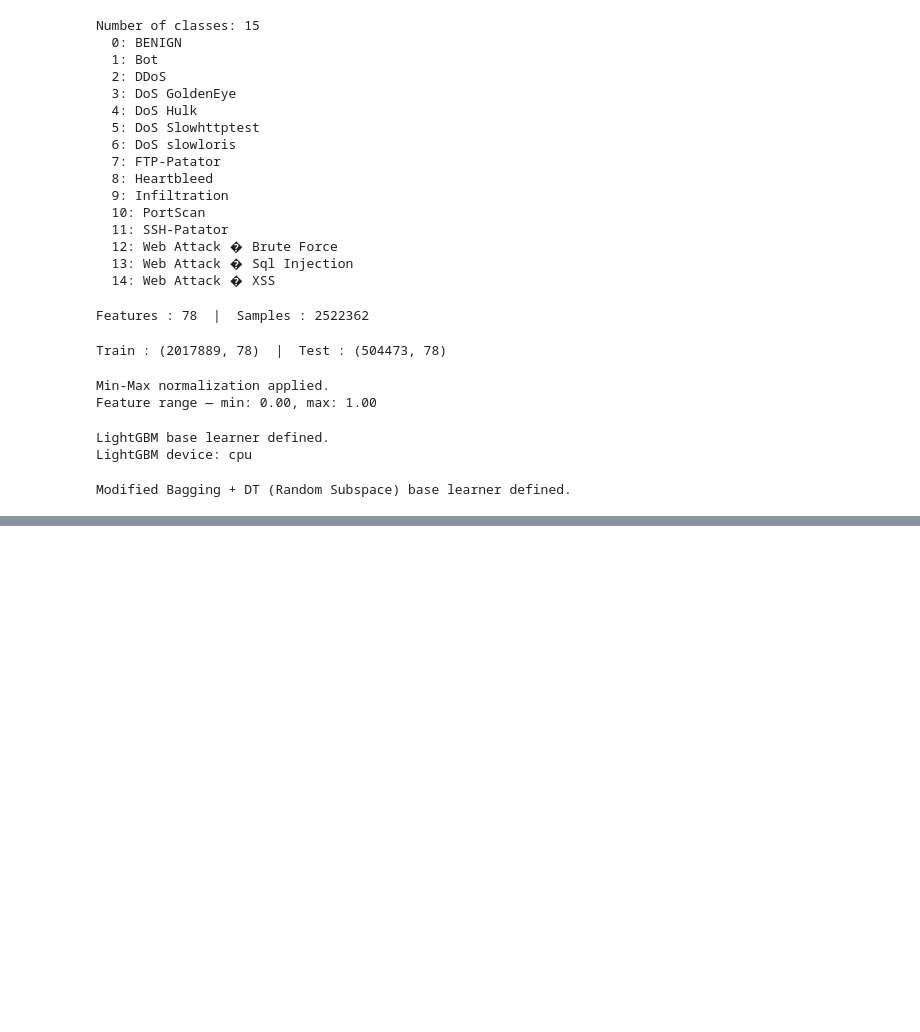
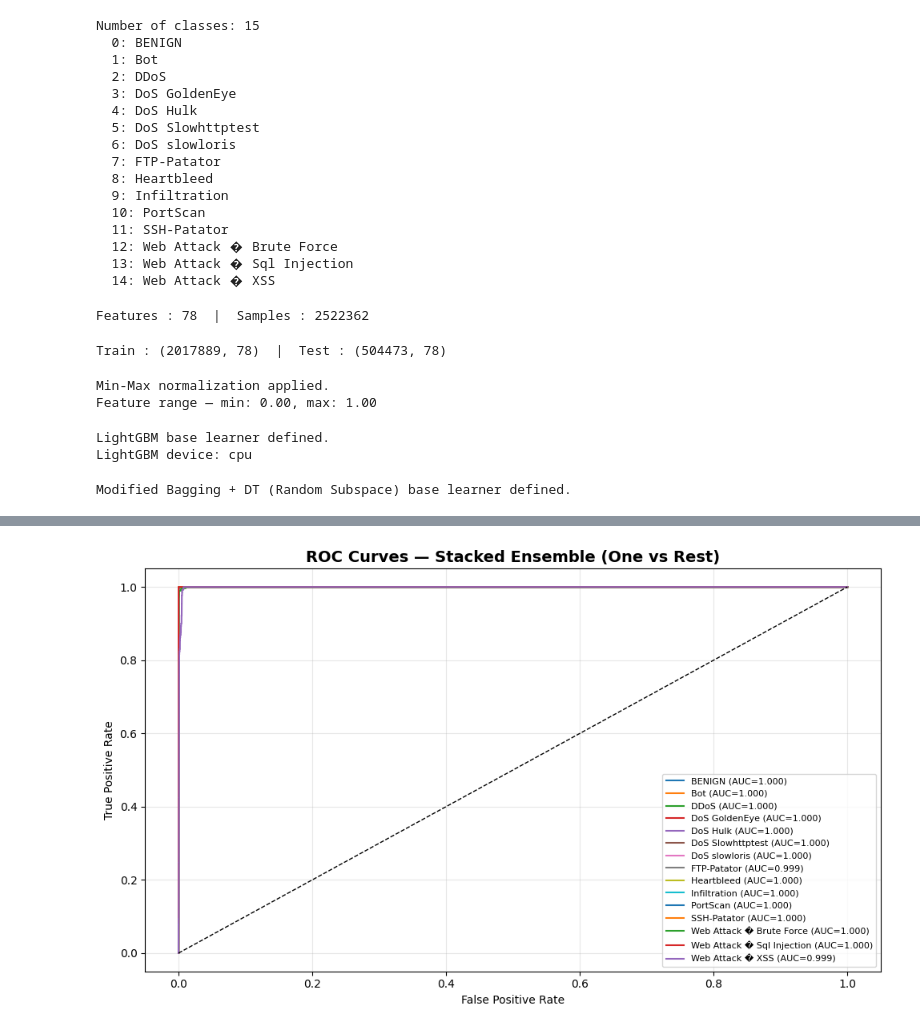
Before and after one commit to yoshbatula/Hybrid-Enhanced-Stacked-Ensemble-for-Network-Intrusion-Detection, a Jupyter notebook: Enhance-Stack-Ensemble.ipynb, the cells around one changed output, grey strips where cells are left out. Drawn from its saved outputs; the diff is of its cells as text; code cells hidden in the pictures; blank space fills up the shorter version.

```diff
--- a/Enhance-Stack-Ensemble.ipynb
+++ b/Enhance-Stack-Ensemble.ipynb
@@ -321,0 +439,23 @@ print(f'Meta-feature matrix M_test  : {M_test.shape}   (n_test  × 2k)')
+# %%
+# ROC Curves (One vs Rest)
+y_test_bin = label_binarize(y_test, classes=list(range(n_classes)))
+
+fig, ax = plt.subplots(figsize=(10, 6))
+colors  = plt.cm.tab10.colors
+
+for i in range(n_classes):
+    fpr, tpr, _ = roc_curve(y_test_bin[:, i], y_pred_prob[:, i])
+    roc_auc_i   = sk_auc(fpr, tpr)
+    ax.plot(fpr, tpr, lw=1.5, color=colors[i % 10],
+            label=f'{class_names[i]} (AUC={roc_auc_i:.3f})')
+
+ax.plot([0, 1], [0, 1], 'k--', lw=1)
+ax.set_title('ROC Curves — Stacked Ensemble (One vs Rest)', fontsize=14, fontweight='bold')
+ax.set_xlabel('False Positive Rate')
+ax.set_ylabel('True Positive Rate')
+ax.legend(loc='lower right', fontsize=8)
+ax.grid(alpha=0.3)
+plt.tight_layout()
+plt.show()
+# %% [output]
+[figure, added]
```
Also changed, not shown: parts of 9 cells of this notebook.
